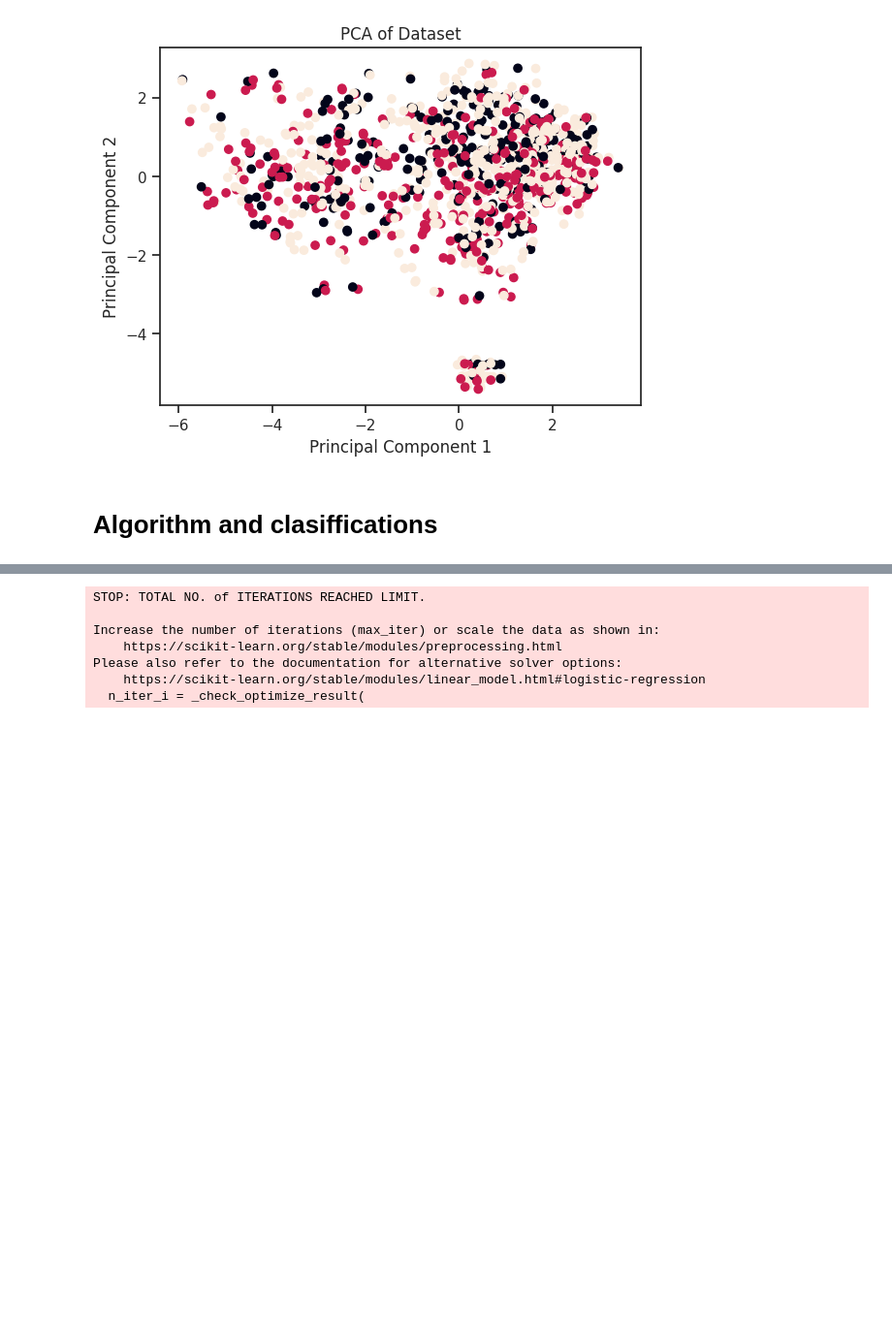
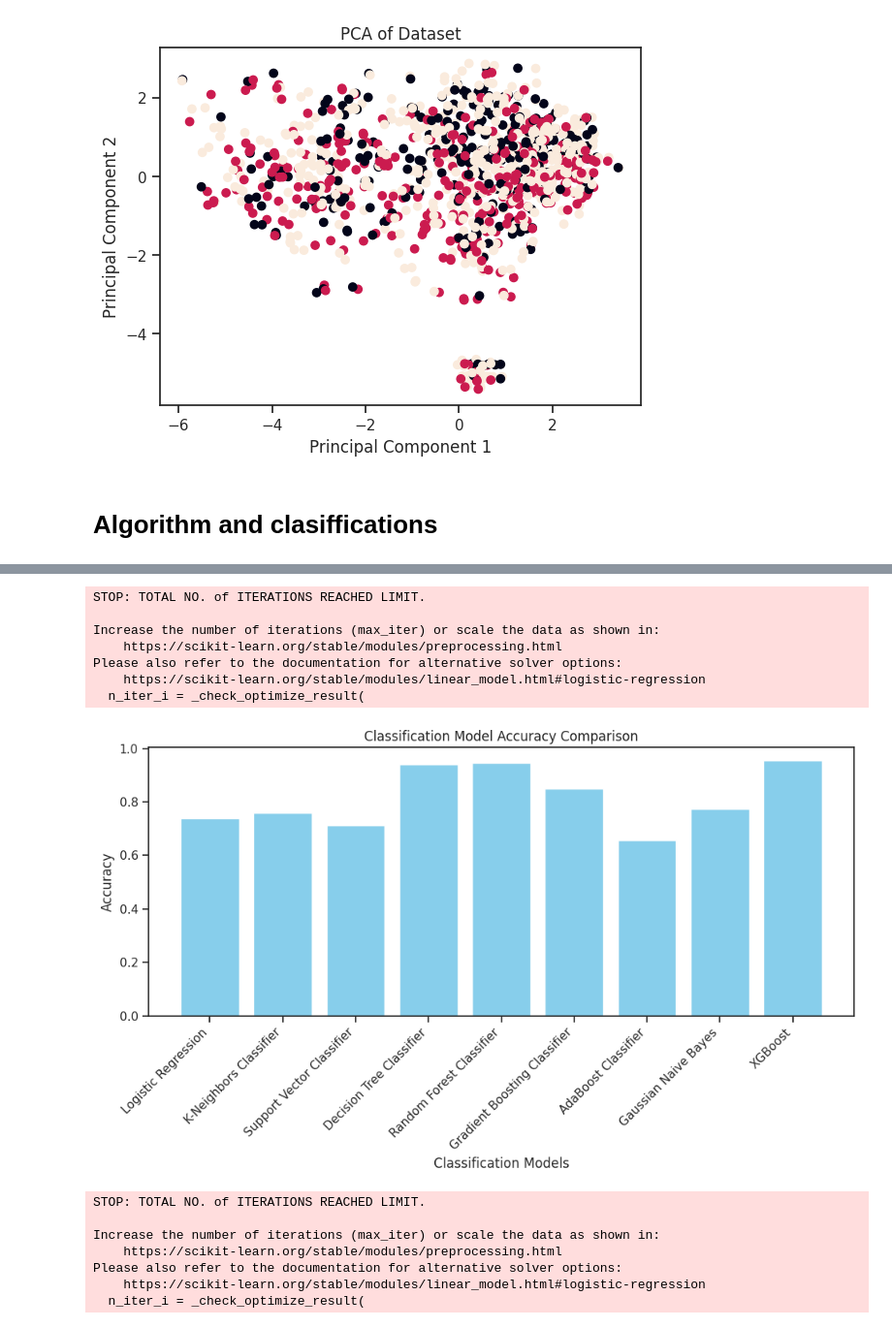
Before and after one commit to MISFOfficial/Drug_Addicted, a Jupyter notebook: final.ipynb, the cells around one changed output, grey strips where cells are left out. Shown at 97% size. Cells and saved outputs as stored; diff of their text form; code cells hidden in the pictures; blank space fills up the shorter version.

```diff
--- a/final.ipynb
+++ b/final.ipynb
@@ -379,4 +405,36 @@ weighted avg       0.95      0.95      0.95       341
 ... (10 outputs left out)
+# %%
+# prompt: print the all classification result accuracy automatic in a bar chart
+
+import matplotlib.pyplot as plt
+
+# Assuming 'models' dictionary and the loop from the previous code are still in scope
+accuracy_results = {}
+
+for name, model in models.items():
+    model.fit(X_train, y_train)
+    y_pred = model.predict(X_test)
+    accuracy = accuracy_score(y_test, y_pred)
+    accuracy_results[name] = accuracy
+
+# Plotting the accuracy results
+plt.figure(figsize=(10, 6))
+plt.bar(accuracy_results.keys(), accuracy_results.values(), color='skyblue')
+plt.xlabel("Classification Models")
+plt.ylabel("Accuracy")
+plt.title("Classification Model Accuracy Comparison")
+plt.xticks(rotation=45, ha="right")  # Rotate x-axis labels for better readability
+plt.tight_layout()
+plt.show()
+# %% [output]
+STOP: TOTAL NO. of ITERATIONS REACHED LIMIT.
+
+Increase the number of iterations (max_iter) or scale the data as shown in:
+    https://scikit-learn.org/stable/modules/preprocessing.html
+Please also refer to the documentation for alternative solver options:
+    https://scikit-learn.org/stable/modules/linear_model.html#logistic-regression
+  n_iter_i = _check_optimize_result(
+[figure, added]
 # %%
 model_names = list(models.keys())
 train_accuracies = []
```
Also changed, not shown: parts of 10 cells of this notebook.
